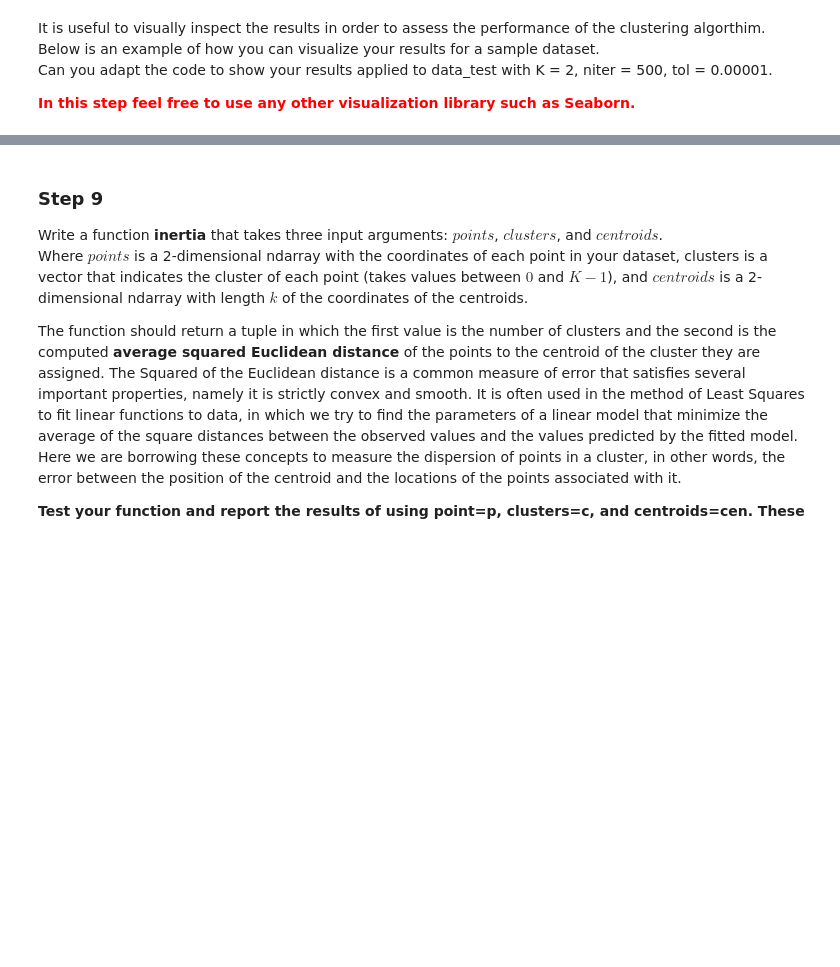
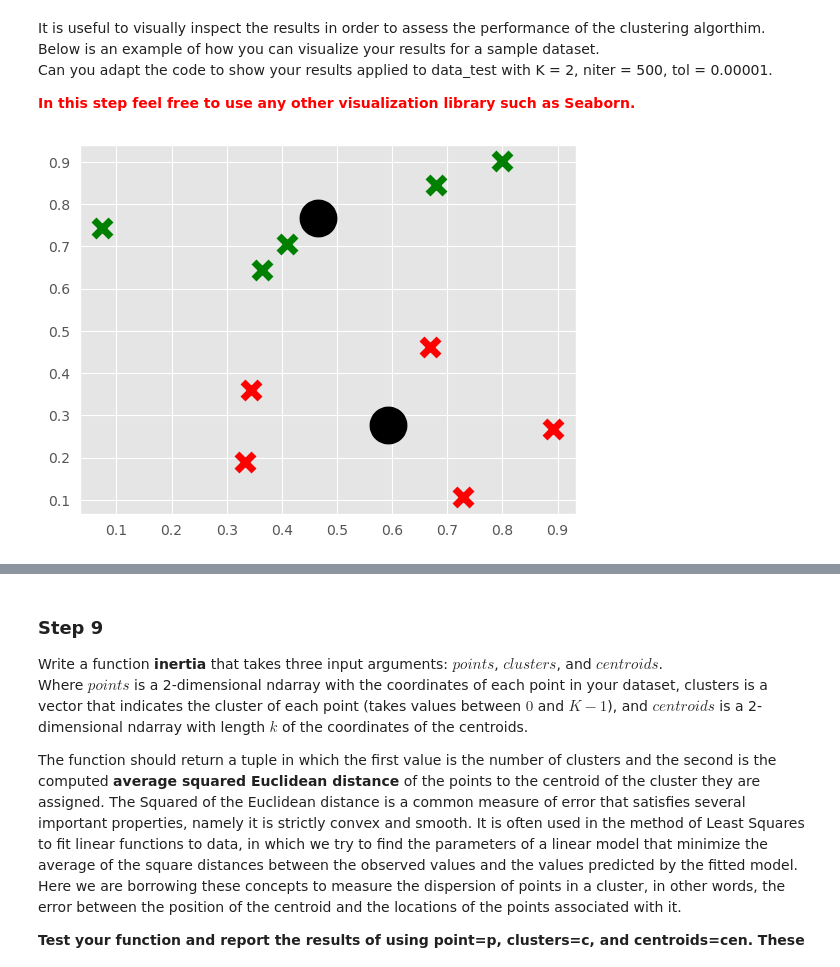
Before and after one commit to mikemayuare/kmeans_python, a Jupyter notebook: HW3-2022.ipynb, the cells around one changed output, grey strips where cells are left out. Saved outputs shown, nothing was run; the diff lists cells and outputs as text; code cells hidden in the pictures; blank space fills up the shorter version.

```diff
--- a/HW3-2022.ipynb
+++ b/HW3-2022.ipynb
@@ -154,7 +181,7 @@ The function <b>centroid</b> should return an ndarray with $d$ values (being $d$
 
 **Test your function and check that is works by using the ndarray TEST**
 # %%
-def centroids(points):
+def centroid(points):
     return points.mean(axis=0)
 # %%
 #Test variables do not change the values
@@ -258,25 +336,29 @@ Can you adapt the code to show your results applied to data_test with K = 2, nit
 # %%
 #boilerplate
 import numpy as np
 import matplotlib.pyplot as plt
 from matplotlib import style
 
 # let us define the style of the plot here
 style.use('ggplot')
-colors = ["g","r","c","b"]
+colors = ["g", "r", "c", "b"]
 
 # sample data for this example
-p = np.array([[0.8922063, 0.26672425],[0.34475611, 0.35976697],[0.33253499, 0.18923898],[0.66872466, 0.46248986],[0.72823733, 0.10537784],[0.40903598, 0.70639412],[0.79926596, 0.90095583],[0.67886544, 0.84573289],[0.3641813, 0.64296743],[0.07461196, 0.74290527]])
-centroids = [np.array([0.46519213, 0.76779111]),np.array([0.59329188, 0.27671958])]
+p = np.array([[0.8922063, 0.26672425], [0.34475611, 0.35976697], [0.33253499, 0.18923898], [0.66872466, 0.46248986],
+              [0.72823733, 0.10537784], [0.40903598, 0.70639412], [0.79926596, 0.90095583], [0.67886544, 0.84573289],
+              [0.3641813, 0.64296743], [0.07461196, 0.74290527]])
+centroids = [np.array([0.46519213, 0.76779111]), np.array([0.59329188, 0.27671958])]
 clusters = np.array([1, 1, 1, 1, 1, 0, 0, 0, 0, 0])
 
 # plot each point in the centroids array
 for centroid in centroids:
-    plt.scatter(centroid[0],centroid[1], marker="o", color="k", s=150, linewidths=5)
+    plt.scatter(centroid[0], centroid[1], marker="o", color="k", s=150, linewidths=15)
 
 # plot each point in the points array, colored according to the cluster they belong
 for i in range(len(clusters)):
-    plt.scatter(p[i,0],p[i,1], marker="x", color=colors[clusters[i]], s=150, linewidths=5)
+    plt.scatter(p[i, 0], p[i, 1], marker="x", color=colors[clusters[i]], s=150, linewidths=5)
 
 # plot all elements
 plt.show()
+# %% [output]
+[figure, added]
```
Also changed, not shown: parts of 18 cells of this notebook.
